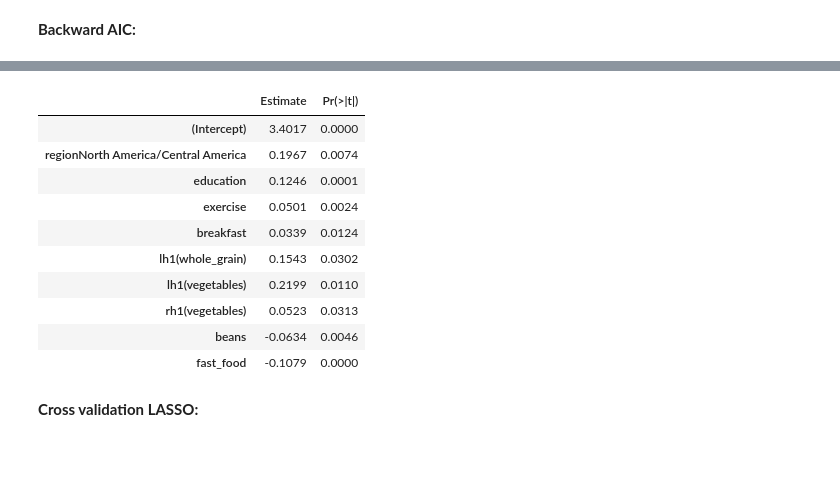
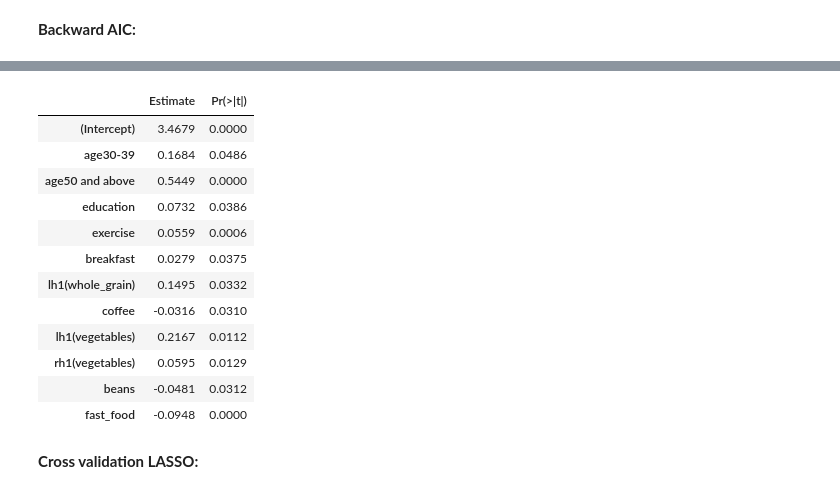
Before and after one commit to LimboRift/Diet, a Jupyter notebook: Diet.ipynb, the cells around one changed output, grey strips where cells are left out. Saved outputs shown, nothing was run; the diff lists cells and outputs as text; code cells hidden in the pictures; blank space fills up the shorter version.

```diff
--- a/Diet.ipynb
+++ b/Diet.ipynb
@@ -99,7 +118,6 @@ for (i in 1:length(data)) {
 dim(data)[1]
 
 #Remove observations with N/A
-data =
 data = na.omit(data)
 
 #Remove, combine and rename
@@ -1060,19 +1088,22 @@ y ~ region + diet + education + exercise + breakfast + lh1(whole_grain) +
 # %%
-lmodm_2 = lm(y~region + education + exercise + breakfast + lh1(whole_grain) +
-    coffee + lh1(vegetables) + rh1(vegetables) + beans + fast_food, data = df_m)
+lmodm_2 = lm(y~age + diet + education + exercise + breakfast + lh1(whole_grain) +
+    coffee + lh1(vegetables) + rh1(vegetables) + beans + fish +
+    fast_food, data = df_m)
 round(summary(lmodm_2)$coef[which(summary(lmodm_2)$coef[,4] <= .05),c(1,4)],4)
 # %% [output]
 |  | Estimate | Pr(>|t|) |
-| (Intercept) | 3.4017 | 0.0000 |
-| regionNorth America/Central America | 0.1967 | 0.0074 |
-| education | 0.1246 | 0.0001 |
-| exercise | 0.0501 | 0.0024 |
-| breakfast | 0.0339 | 0.0124 |
-| lh1(whole_grain) | 0.1543 | 0.0302 |
-| lh1(vegetables) | 0.2199 | 0.0110 |
-| rh1(vegetables) | 0.0523 | 0.0313 |
-| beans | -0.0634 | 0.0046 |
-| fast_food | -0.1079 | 0.0000 |
+| (Intercept) | 3.4679 | 0.0000 |
+| age30-39 | 0.1684 | 0.0486 |
+| age50 and above | 0.5449 | 0.0000 |
+| education | 0.0732 | 0.0386 |
+| exercise | 0.0559 | 0.0006 |
+| breakfast | 0.0279 | 0.0375 |
+| lh1(whole_grain) | 0.1495 | 0.0332 |
+| coffee | -0.0316 | 0.0310 |
+| lh1(vegetables) | 0.2167 | 0.0112 |
+| rh1(vegetables) | 0.0595 | 0.0129 |
+| beans | -0.0481 | 0.0312 |
+| fast_food | -0.0948 | 0.0000 |
 # %% [markdown]
 <b> Cross validation LASSO:
 # %%
```
Also changed, not shown: parts of 12 cells of this notebook, 17 other files.
